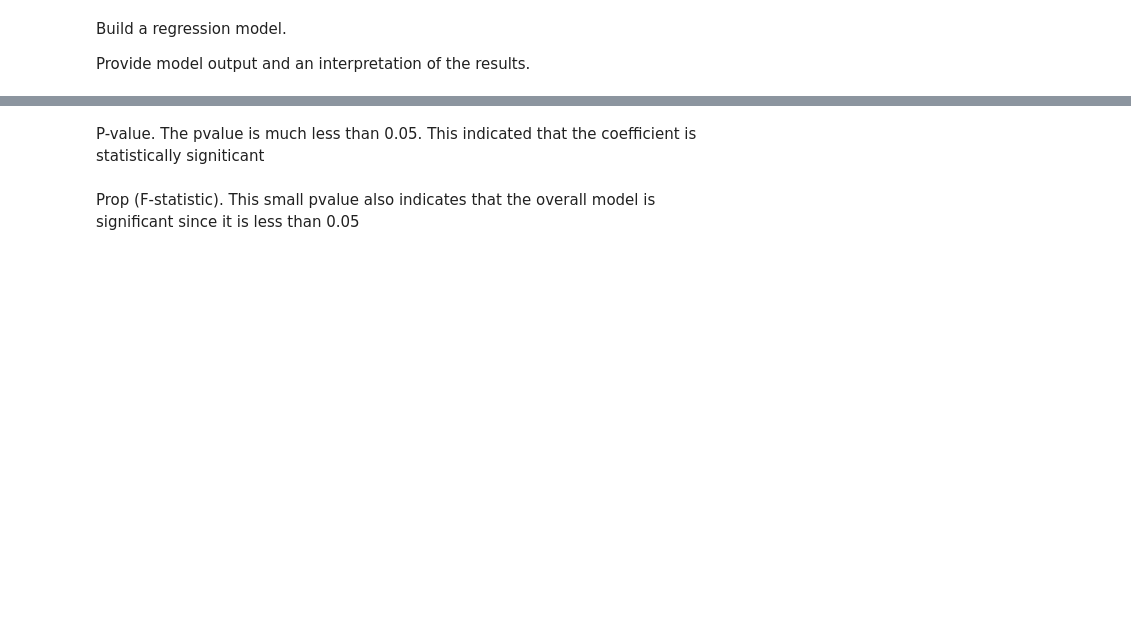
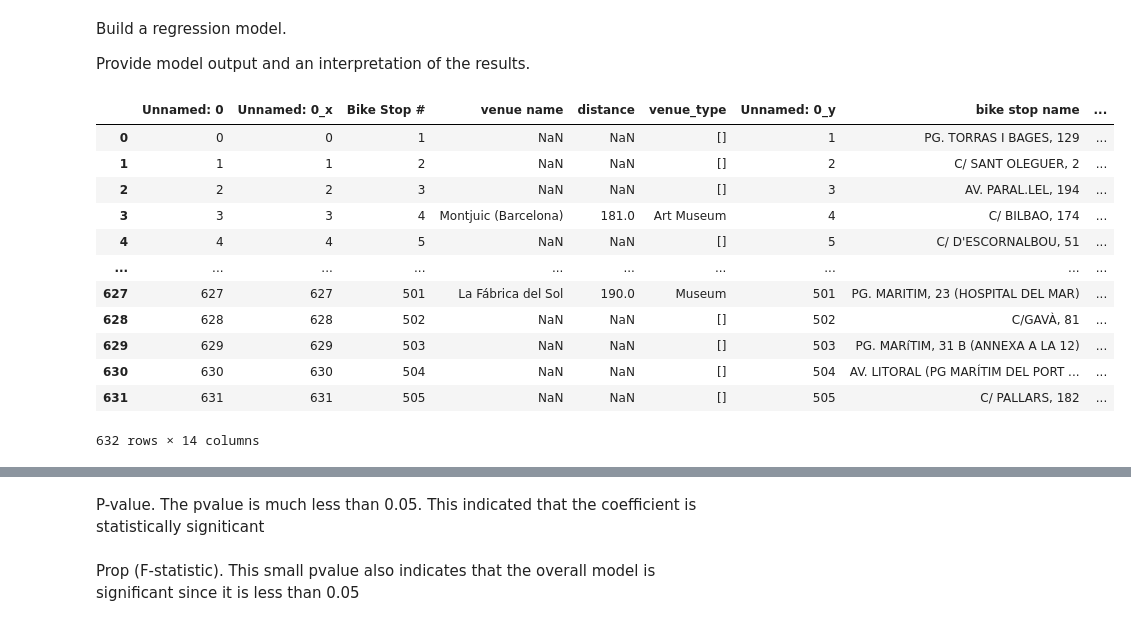
Before and after one commit to ellissuen/Statistical-Modelling-with-Python, a Jupyter notebook: notebooks/model_building.ipynb, the cells around one changed output, grey strips where cells are left out. Cells and saved outputs as stored; diff of their text form; code cells hidden in the pictures; blank space fills up the shorter version.

```diff
--- a/notebooks/model_building.ipynb
+++ b/notebooks/model_building.ipynb
@@ -6,0 +26,17 @@ import statsmodels.api as sm
+# %%
+merged_df['venues_nearby'] = merged_df.groupby('venue name')['venue name'].transform('count')
+merged_df
+# %% [output]
+|  | Unnamed: 0 | Unnamed: 0_x | Bike Stop # | venue name | distance | venue_type | Unnamed: 0_y | bike stop name | ... |
+| 0 | 0 | 0 | 1 | NaN | NaN | [] | 1 | PG. TORRAS I BAGES, 129 | ... |
+| 1 | 1 | 1 | 2 | NaN | NaN | [] | 2 | C/ SANT OLEGUER, 2 | ... |
+| 2 | 2 | 2 | 3 | NaN | NaN | [] | 3 | AV. PARAL.LEL, 194 | ... |
+| 3 | 3 | 3 | 4 | Montjuic (Barcelona) | 181.0 | Art Museum | 4 | C/ BILBAO, 174 | ... |
+| 4 | 4 | 4 | 5 | NaN | NaN | [] | 5 | C/ D'ESCORNALBOU, 51 | ... |
+| ... | ... | ... | ... | ... | ... | ... | ... | ... | ... |
+| 627 | 627 | 627 | 501 | La Fábrica del Sol | 190.0 | Museum | 501 | PG. MARITIM, 23 (HOSPITAL DEL MAR) | ... |
+| 628 | 628 | 628 | 502 | NaN | NaN | [] | 502 | C/GAVÀ, 81 | ... |
+| 629 | 629 | 629 | 503 | NaN | NaN | [] | 503 | PG. MARíTIM, 31 B (ANNEXA A LA 12) | ... |
+| 630 | 630 | 630 | 504 | NaN | NaN | [] | 504 | AV. LITORAL (PG MARÍTIM DEL PORT ... | ... |
+| 631 | 631 | 631 | 505 | NaN | NaN | [] | 505 | C/ PALLARS, 182 | ... |
+632 rows × 14 columns
```
Also changed, not shown: parts of 14 cells of this notebook, 3 other files.
